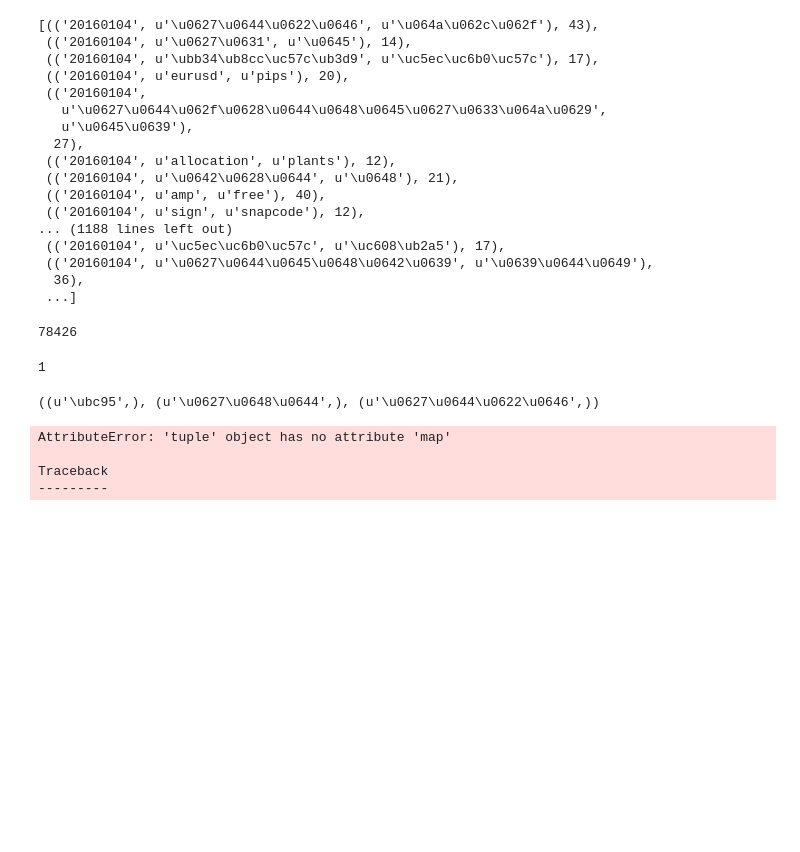
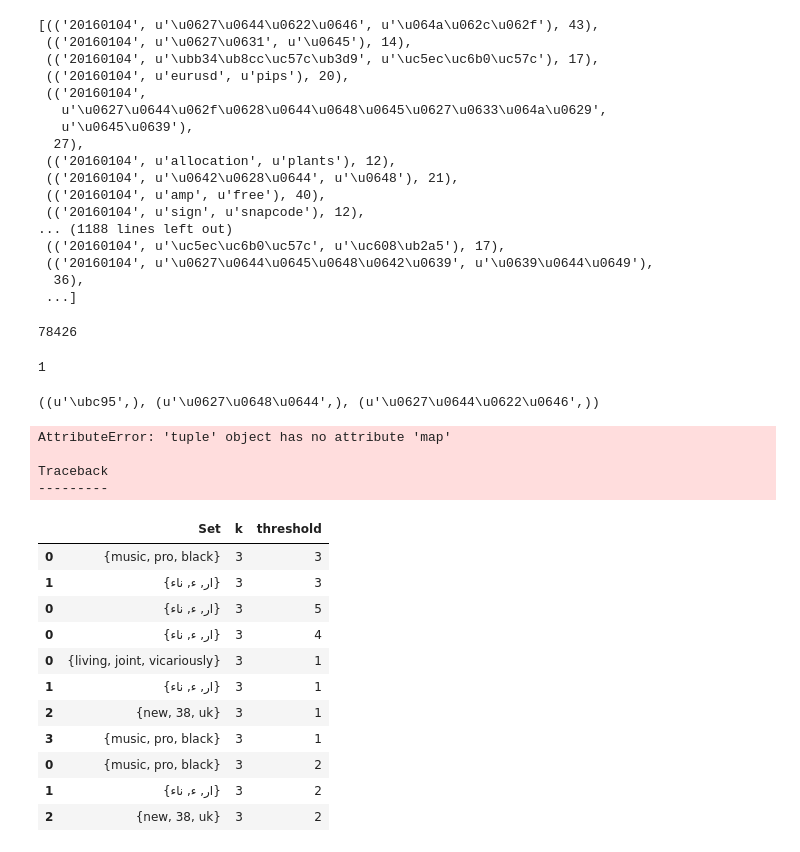
Before and after one commit to JamesPHoughton/homer, a Jupyter notebook: sandbox.ipynb, the cells around one changed output. Cells and saved outputs as stored; diff of their text form; code cells hidden in the pictures; blank space fills up the shorter version.

```diff
--- a/sandbox.ipynb
+++ b/sandbox.ipynb
@@ -186,0 +191,15 @@ os.
+# %%
+clusters.compute()
+# %% [output]
+|  | Set | k | threshold |
+| 0 | {music, pro, black} | 3 | 3 |
+| 1 | {ار, ء, ناء} | 3 | 3 |
+| 0 | {ار, ء, ناء} | 3 | 5 |
+| 0 | {ار, ء, ناء} | 3 | 4 |
+| 0 | {living, joint, vicariously} | 3 | 1 |
+| 1 | {ار, ء, ناء} | 3 | 1 |
+| 2 | {new, 38, uk} | 3 | 1 |
+| 3 | {music, pro, black} | 3 | 1 |
+| 0 | {music, pro, black} | 3 | 2 |
+| 1 | {ار, ء, ناء} | 3 | 2 |
+| 2 | {new, 38, uk} | 3 | 2 |
```
Also changed, not shown: parts of 11 cells of this notebook, 3 other files.
